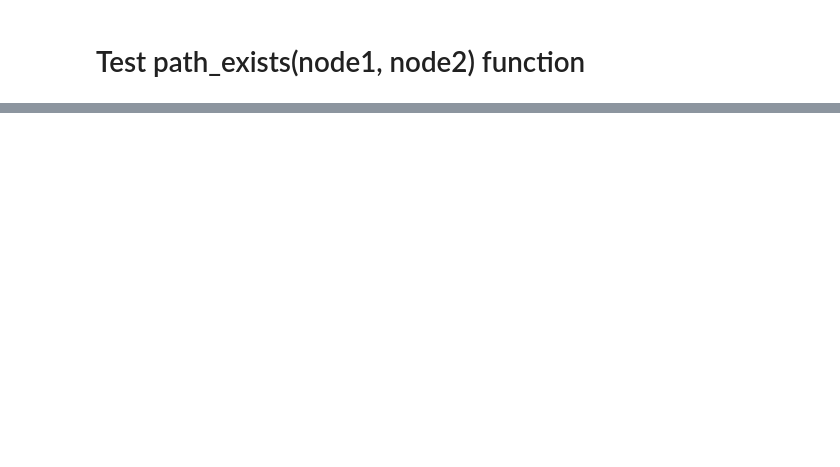
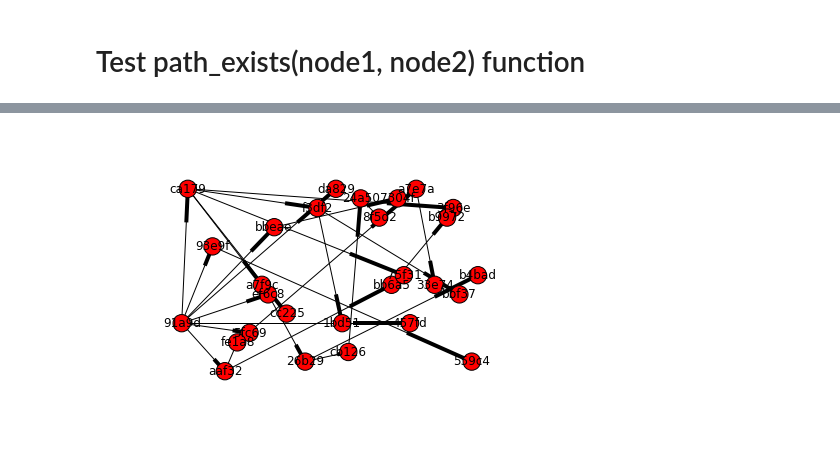
Before and after one commit to ericmjl/Influenza-Reassortment-Simulation-and-Identification, a Jupyter notebook: Complete Test (using Simulator and Reconstructor Classes).ipynb, the cells around one changed output, grey strips where cells are left out. Cells and saved outputs as stored; diff of their text form; code cells hidden in the pictures; blank space fills up the shorter version.

```diff
--- a/Complete Test (using Simulator and Reconstructor Classes).ipynb
+++ b/Complete Test (using Simulator and Reconstructor Classes).ipynb
@@ -744,0 +787,4 @@ print s.reassortants(), r.reassortants(), r.reassortants(reconstruction_type='re
+# %%
+nx.draw(r2.segment_transmission_graph(1), pos=reconstruction_positions)
+# %% [output]
+[figure, added]
```
Also changed, not shown: parts of 46 cells of this notebook, 10 other files.
